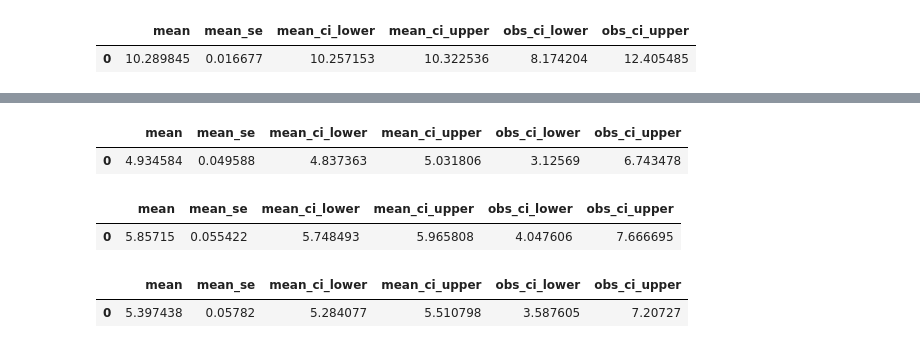
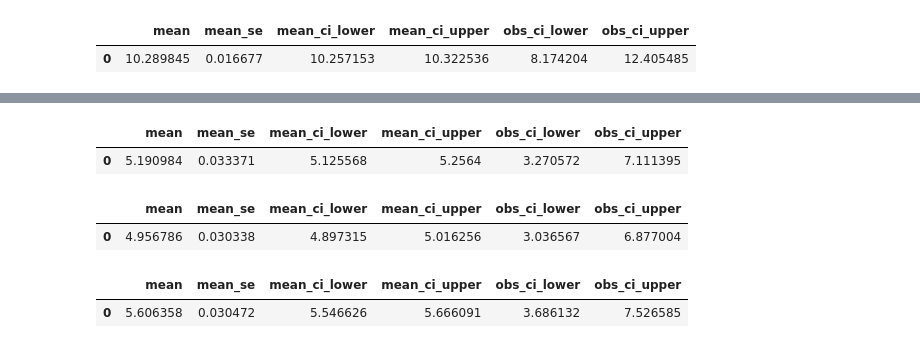
Before and after one commit to sr-sid1/Machine-Learning-Mini-Lab-Project-1, a Jupyter notebook: Machine-Learning-Mini-Lab-Project-1 .ipynb, the cells around one changed output, grey strips where cells are left out. Drawn from its saved outputs; the diff is of its cells as text; code cells hidden in the pictures.

```diff
--- a/Machine-Learning-Mini-Lab-Project-1 .ipynb
+++ b/Machine-Learning-Mini-Lab-Project-1 .ipynb
@@ -316,9 +337,9 @@ Text(0.5, 1, 'Education vs Log(Wage)')
 # %%
 #Question 6
 import statsmodels.formula.api as smf
-X = new_df[['AGE','AGE^2','white','black','hispanic','married','NCHILD','vet']]
+X = acs_data[['female','AGE','AGE^2','white','black','hispanic','married','NCHILD','vet']]
 predictors = ' + '.join(X)
-result = smf.ols('LNINCWAGE ~ {} + C(EDUCD)+C(SEX)'.format(predictors), data = new_df).fit()
+result = smf.ols('LNINCWAGE ~ {} + (EDUCD==61)+hsdip+coldip'.format(predictors), data = acs_data).fit()
 print(result.summary())
 # %% [output]
                             OLS Regression Results
@@ -351,29 +373,32 @@ predictions.summary_frame(alpha=0.05)
+# %%
+#Question 7
+d = {'EDUCD':0,'female':1,'AGE':22,'AGE^2':22, 'white':0, 'black':0,'hispanic':0, 'married':0,'NCHILD':0,'vet':0,
+     'hsdip':0,'coldip':1}
+df = pd.DataFrame([d])
+predictions = result.get_prediction(df)
+predictions.summary_frame(alpha=0.05)
+# %% [output]
+|  | mean | mean_se | mean_ci_lower | mean_ci_upper | obs_ci_lower | obs_ci_upper |
+| 0 | 5.190984 | 0.033371 | 5.125568 | 5.2564 | 3.270572 | 7.111395 |
 # %%
 #Question 7
 import statsmodels.formula.api as smf
 
-d = {'EDUCD':61,'SEX':1,'AGE':22,'AGE^2':22, 'white':0, 'black':0,'hispanic':0, 'married':0,'NCHILD':0,'vet':0}
+d = {'EDUCD':0,'female':0,'AGE':22,'AGE^2':22, 'white':0, 'black':0,'hispanic':0, 'married':0,'NCHILD':0,'vet':0,
+     'hsdip':1,'coldip':0}
 df = pd.DataFrame([d])
 predictions = result.get_prediction(df)
 predictions.summary_frame(alpha=0.05)
 # %% [output]
 |  | mean | mean_se | mean_ci_lower | mean_ci_upper | obs_ci_lower | obs_ci_upper |
-| 0 | 4.934584 | 0.049588 | 4.837363 | 5.031806 | 3.12569 | 6.743478 |
+| 0 | 4.956786 | 0.030338 | 4.897315 | 5.016256 | 3.036567 | 6.877004 |
 # %%
 #Question 7
-d = {'EDUCD':101,'SEX':1,'AGE':22,'AGE^2':22, 'white':0, 'black':0,'hispanic':0, 'married':0,'NCHILD':0,'vet':0}
+d = {'EDUCD':0,'female':0,'AGE':22,'AGE^2':22, 'white':0, 'black':0,'hispanic':0, 'married':0,'NCHILD':0,'vet':0,
+     'hsdip':0,'coldip':1}
 df = pd.DataFrame([d])
 predictions = result.get_prediction(df)
 predictions.summary_frame(alpha=0.05)
 # %% [output]
 |  | mean | mean_se | mean_ci_lower | mean_ci_upper | obs_ci_lower | obs_ci_upper |
-| 0 | 5.85715 | 0.055422 | 5.748493 | 5.965808 | 4.047606 | 7.666695 |
+| 0 | 5.606358 | 0.030472 | 5.546626 | 5.666091 | 3.686132 | 7.526585 |
-# %%
-#Question 7
-d = {'EDUCD':101,'SEX':2,'AGE':22,'AGE^2':22, 'white':0, 'black':0,'hispanic':0, 'married':0,'NCHILD':0,'vet':0}
-df = pd.DataFrame([d])
-predictions = result.get_prediction(df)
-predictions.summary_frame(alpha=0.05)
-# %% [output]
-|  | mean | mean_se | mean_ci_lower | mean_ci_upper | obs_ci_lower | obs_ci_upper |
-| 0 | 5.397438 | 0.05782 | 5.284077 | 5.510798 | 3.587605 | 7.20727 |
```
Also changed, not shown: parts of 10 cells of this notebook.
